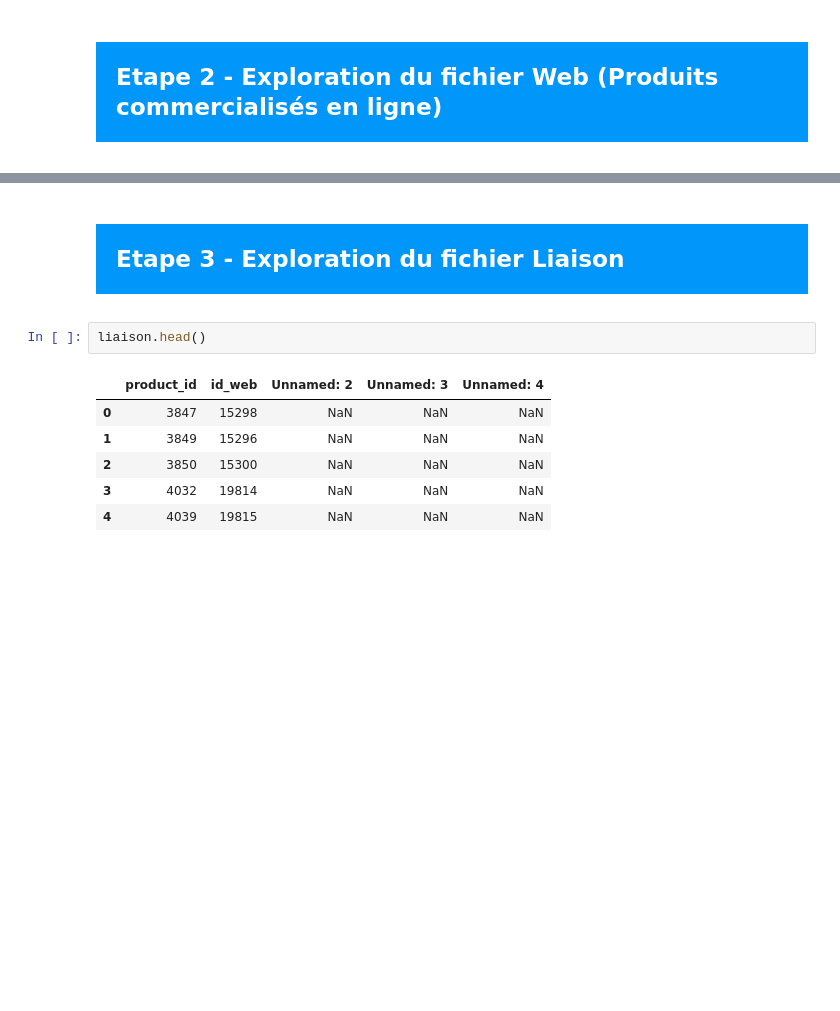
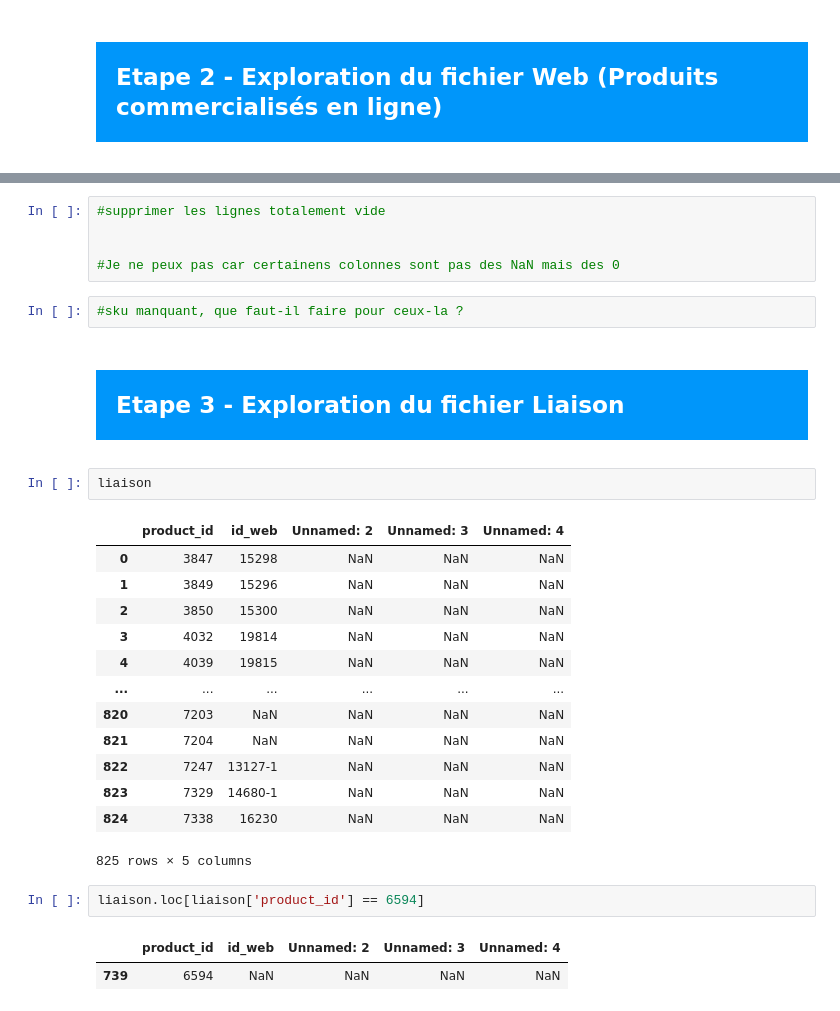
Before and after one commit to IshemZ/Bottleneck, a Jupyter notebook: Programme/main.ipynb, the cells around one changed output, grey strips where cells are left out. Drawn from its saved outputs; the diff is of its cells as text; blank space fills up the shorter version.

```diff
--- a/Programme/main.ipynb
+++ b/Programme/main.ipynb
@@ -122,13 +187,32 @@ web.head()
+# %%
+#supprimer les lignes totalement vide
+
+
+#Je ne peux pas car certainens colonnes sont pas des NaN mais des 0
+# %%
+#sku manquant, que faut-il faire pour ceux-la ?
 # %% [markdown]
 <div style="background-color: RGB(0,150,250);" >
 <h2 style="margin: auto; padding: 20px; color:#fff; ">Etape 3 - Exploration du fichier Liaison</h2>
 </div>
 # %%
-liaison.head()
+liaison
 # %% [output]
 |  | product_id | id_web | Unnamed: 2 | Unnamed: 3 | Unnamed: 4 |
 | 0 | 3847 | 15298 | NaN | NaN | NaN |
 | 1 | 3849 | 15296 | NaN | NaN | NaN |
 | 2 | 3850 | 15300 | NaN | NaN | NaN |
 | 3 | 4032 | 19814 | NaN | NaN | NaN |
 | 4 | 4039 | 19815 | NaN | NaN | NaN |
+| ... | ... | ... | ... | ... | ... |
+| 820 | 7203 | NaN | NaN | NaN | NaN |
+| 821 | 7204 | NaN | NaN | NaN | NaN |
+| 822 | 7247 | 13127-1 | NaN | NaN | NaN |
+| 823 | 7329 | 14680-1 | NaN | NaN | NaN |
+| 824 | 7338 | 16230 | NaN | NaN | NaN |
+825 rows × 5 columns
+# %%
+liaison.loc[liaison['product_id'] == 6594]
+# %% [output]
+|  | product_id | id_web | Unnamed: 2 | Unnamed: 3 | Unnamed: 4 |
+| 739 | 6594 | NaN | NaN | NaN | NaN |
```
Also changed, not shown: parts of 27 cells of this notebook.
